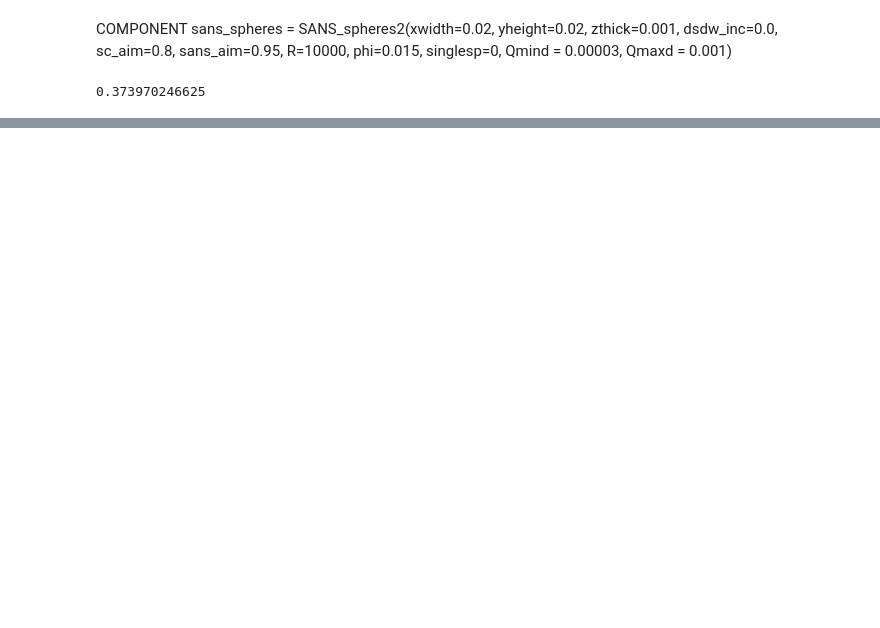
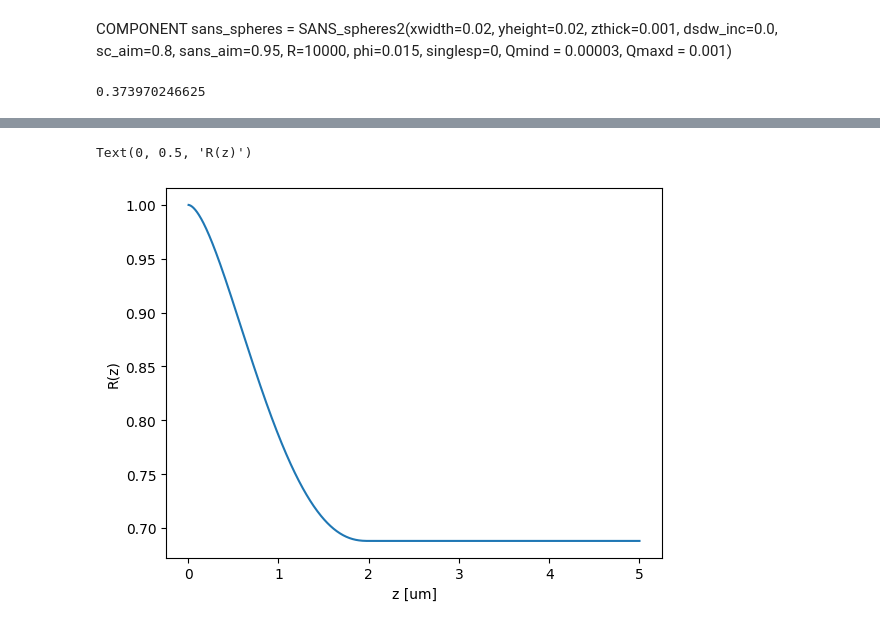
Before and after one commit to McStasMcXtrace/semsans, a Jupyter notebook: analytical-R.ipynb, the cells around one changed output, grey strips where cells are left out. Cells and saved outputs as stored; diff of their text form; code cells hidden in the pictures; blank space fills up the shorter version.

```diff
--- a/analytical-R.ipynb
+++ b/analytical-R.ipynb
@@ -50,0 +51,8 @@ Text(0, 0.5, 'G(z)')
+# %%
+R = np.exp(G_xi - s_t)
+plt.plot(z*1e6,R)
+plt.xlabel('z [um]')
+plt.ylabel('R(z)')
+# %% [output]
+Text(0, 0.5, 'R(z)')
+[figure, added]
```
Also changed, not shown: parts of 1 cell of this notebook.
